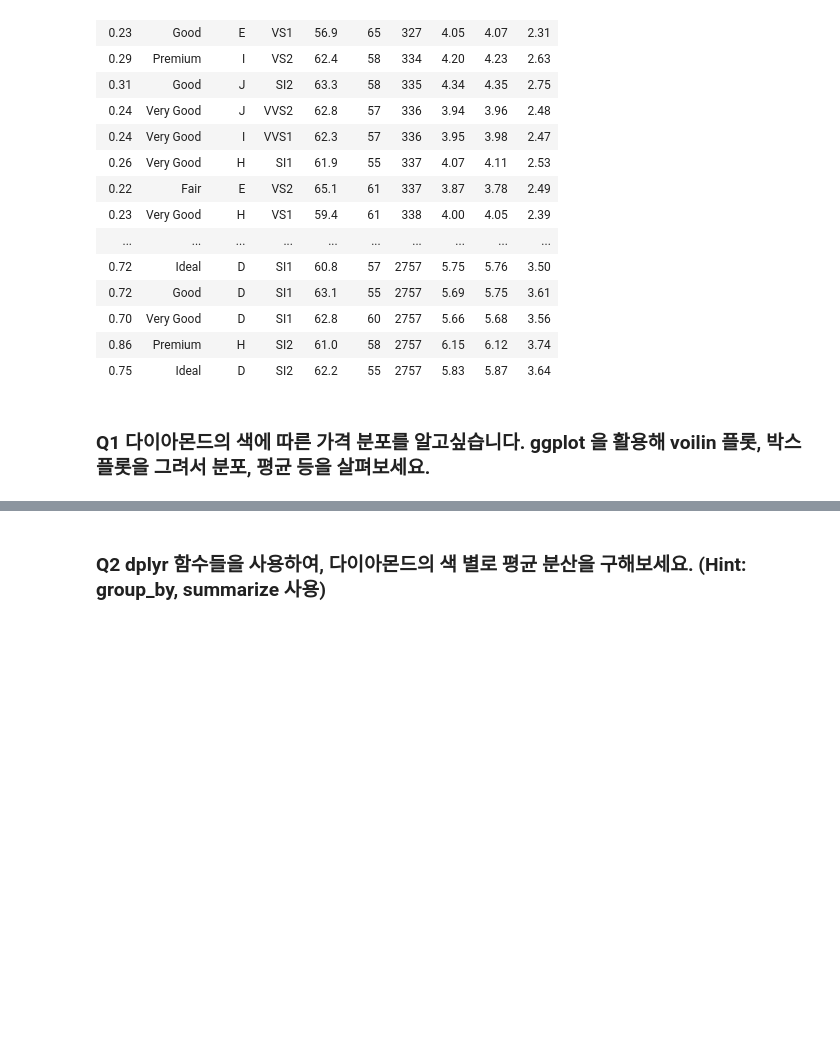
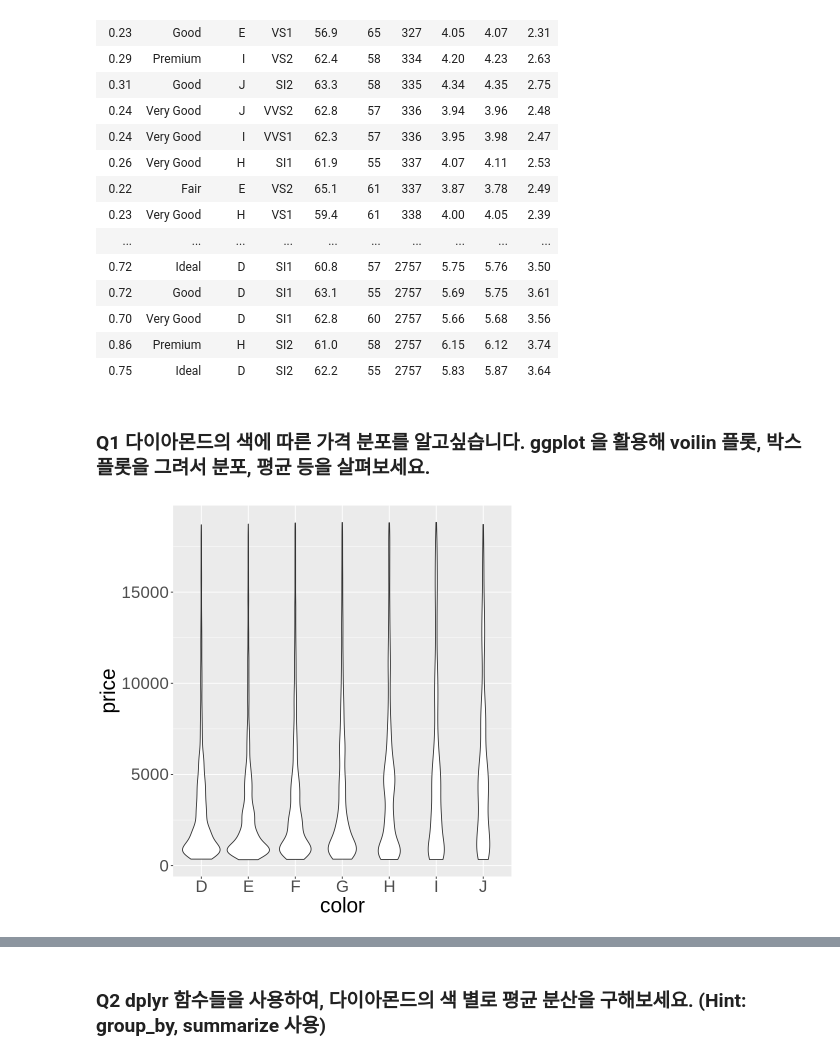
Before and after one commit to kcw0331/Environmental-Health-Big-Data-Analysis, a Jupyter notebook: 과제2/HW2.ipynb, the cells around one changed output, grey strips where cells are left out. Drawn from its saved outputs; the diff is of its cells as text; code cells hidden in the pictures; blank space fills up the shorter version.

```diff
--- a/과제2/HW2.ipynb
+++ b/과제2/HW2.ipynb
@@ -43,3 +43,8 @@ A tibble: 53940 × 10
 | 0.75 | Ideal | D | SI2 | 62.2 | 55 | 2757 | 5.83 | 5.87 | 3.64 |
 # %% [markdown]
 ### Q1 다이아몬드의 색에 따른 가격 분포를 알고싶습니다. ggplot 을 활용해 voilin 플롯, 박스플롯을 그려서 분포, 평균 등을 살펴보세요.
+# %%
+ggplot(data = diamonds, mapping = aes(x = color, y = price)) +
+  geom_violin() + theme(text = element_text(size = 25))
+# %% [output]
+[figure, added]
```
Also changed, not shown: parts of 8 cells of this notebook.
